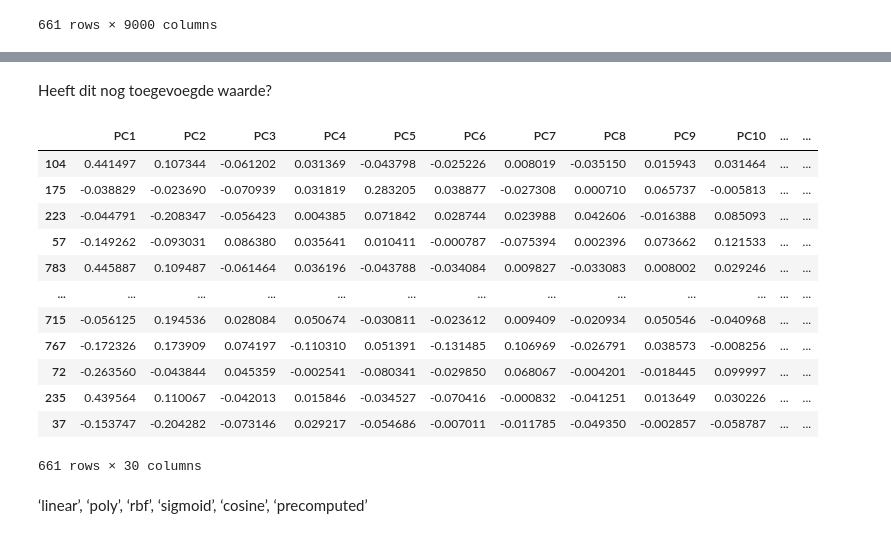
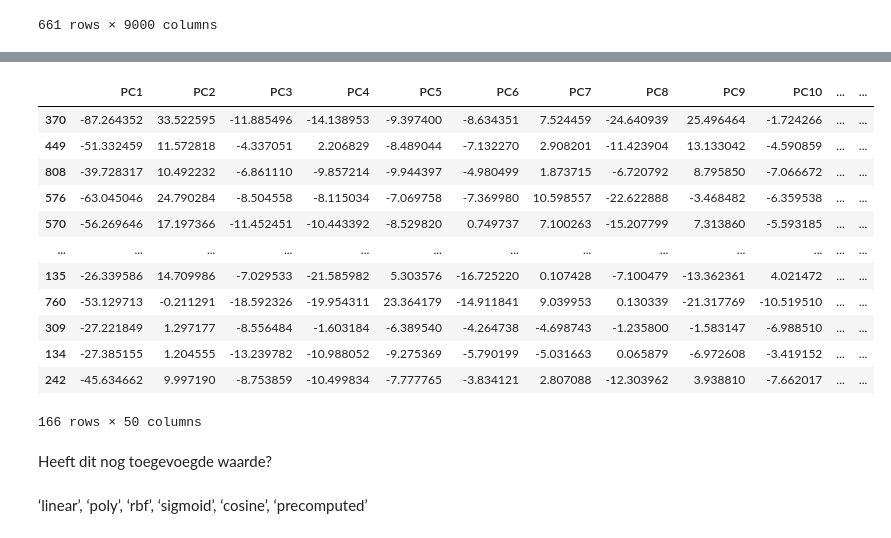
Before and after one commit to bramvandeurzen934/Group16_ECG, a Jupyter notebook: assignment_ecg_normalisation.ipynb, the cells around one changed output, grey strips where cells are left out. Cells and saved outputs as stored; diff of their text form; code cells hidden in the pictures.

```diff
--- a/assignment_ecg_normalisation.ipynb
+++ b/assignment_ecg_normalisation.ipynb
@@ -505,3 +520,20 @@ X_train_pca = pd.DataFrame(X_train_pca,columns = component_names,index = X_train
+# %%
+X_test_pca = pd.DataFrame(X_test_pca,columns = component_names,index = X_test.index)
+X_test_pca
+# %% [output]
+|  | PC1 | PC2 | PC3 | PC4 | PC5 | PC6 | PC7 | PC8 | PC9 | PC10 | ... | ... |
+| 370 | -87.264352 | 33.522595 | -11.885496 | -14.138953 | -9.397400 | -8.634351 | 7.524459 | -24.640939 | 25.496464 | -1.724266 | ... | ... |
+| 449 | -51.332459 | 11.572818 | -4.337051 | 2.206829 | -8.489044 | -7.132270 | 2.908201 | -11.423904 | 13.133042 | -4.590859 | ... | ... |
+| 808 | -39.728317 | 10.492232 | -6.861110 | -9.857214 | -9.944397 | -4.980499 | 1.873715 | -6.720792 | 8.795850 | -7.066672 | ... | ... |
+| 576 | -63.045046 | 24.790284 | -8.504558 | -8.115034 | -7.069758 | -7.369980 | 10.598557 | -22.622888 | -3.468482 | -6.359538 | ... | ... |
+| 570 | -56.269646 | 17.197366 | -11.452451 | -10.443392 | -8.529820 | 0.749737 | 7.100263 | -15.207799 | 7.313860 | -5.593185 | ... | ... |
+| ... | ... | ... | ... | ... | ... | ... | ... | ... | ... | ... | ... | ... |
+| 135 | -26.339586 | 14.709986 | -7.029533 | -21.585982 | 5.303576 | -16.725220 | 0.107428 | -7.100479 | -13.362361 | 4.021472 | ... | ... |
+| 760 | -53.129713 | -0.211291 | -18.592326 | -19.954311 | 23.364179 | -14.911841 | 9.039953 | 0.130339 | -21.317769 | -10.519510 | ... | ... |
+| 309 | -27.221849 | 1.297177 | -8.556484 | -1.603184 | -6.389540 | -4.264738 | -4.698743 | -1.235800 | -1.583147 | -6.988510 | ... | ... |
+| 134 | -27.385155 | 1.204555 | -13.239782 | -10.988052 | -9.275369 | -5.790199 | -5.031663 | 0.065879 | -6.972608 | -3.419152 | ... | ... |
+| 242 | -45.634662 | 9.997190 | -8.753859 | -10.499834 | -7.777765 | -3.834121 | 2.807088 | -12.303962 | 3.938810 | -7.662017 | ... | ... |
+166 rows × 50 columns
 # %%
 # kernel pca
 kernel_pca = KernelPCA(n_components=50, kernel="rbf")
@@ -527,21 +549,5 @@ X_train_spca = pd.DataFrame(X_train_spca,columns = component_names,index = X_tra
 # %% [markdown]
 Heeft dit nog toegevoegde waarde?
-# %%
-X_train_spca
-# %% [output]
-|  | PC1 | PC2 | PC3 | PC4 | PC5 | PC6 | PC7 | PC8 | PC9 | PC10 | ... | ... |
-| 104 | 0.441497 | 0.107344 | -0.061202 | 0.031369 | -0.043798 | -0.025226 | 0.008019 | -0.035150 | 0.015943 | 0.031464 | ... | ... |
-| 175 | -0.038829 | -0.023690 | -0.070939 | 0.031819 | 0.283205 | 0.038877 | -0.027308 | 0.000710 | 0.065737 | -0.005813 | ... | ... |
-| 223 | -0.044791 | -0.208347 | -0.056423 | 0.004385 | 0.071842 | 0.028744 | 0.023988 | 0.042606 | -0.016388 | 0.085093 | ... | ... |
-| 57 | -0.149262 | -0.093031 | 0.086380 | 0.035641 | 0.010411 | -0.000787 | -0.075394 | 0.002396 | 0.073662 | 0.121533 | ... | ... |
-| 783 | 0.445887 | 0.109487 | -0.061464 | 0.036196 | -0.043788 | -0.034084 | 0.009827 | -0.033083 | 0.008002 | 0.029246 | ... | ... |
-| ... | ... | ... | ... | ... | ... | ... | ... | ... | ... | ... | ... | ... |
-| 715 | -0.056125 | 0.194536 | 0.028084 | 0.050674 | -0.030811 | -0.023612 | 0.009409 | -0.020934 | 0.050546 | -0.040968 | ... | ... |
-| 767 | -0.172326 | 0.173909 | 0.074197 | -0.110310 | 0.051391 | -0.131485 | 0.106969 | -0.026791 | 0.038573 | -0.008256 | ... | ... |
-| 72 | -0.263560 | -0.043844 | 0.045359 | -0.002541 | -0.080341 | -0.029850 | 0.068067 | -0.004201 | -0.018445 | 0.099997 | ... | ... |
-| 235 | 0.439564 | 0.110067 | -0.042013 | 0.015846 | -0.034527 | -0.070416 | -0.000832 | -0.041251 | 0.013649 | 0.030226 | ... | ... |
-| 37 | -0.153747 | -0.204282 | -0.073146 | 0.029217 | -0.054686 | -0.007011 | -0.011785 | -0.049350 | -0.002857 | -0.058787 | ... | ... |
-661 rows × 30 columns
 # %% [markdown]
 ‘linear’, ‘poly’, ‘rbf’, ‘sigmoid’, ‘cosine’, ‘precomputed’
 # %%
```
Also changed, not shown: parts of 21 cells of this notebook.
